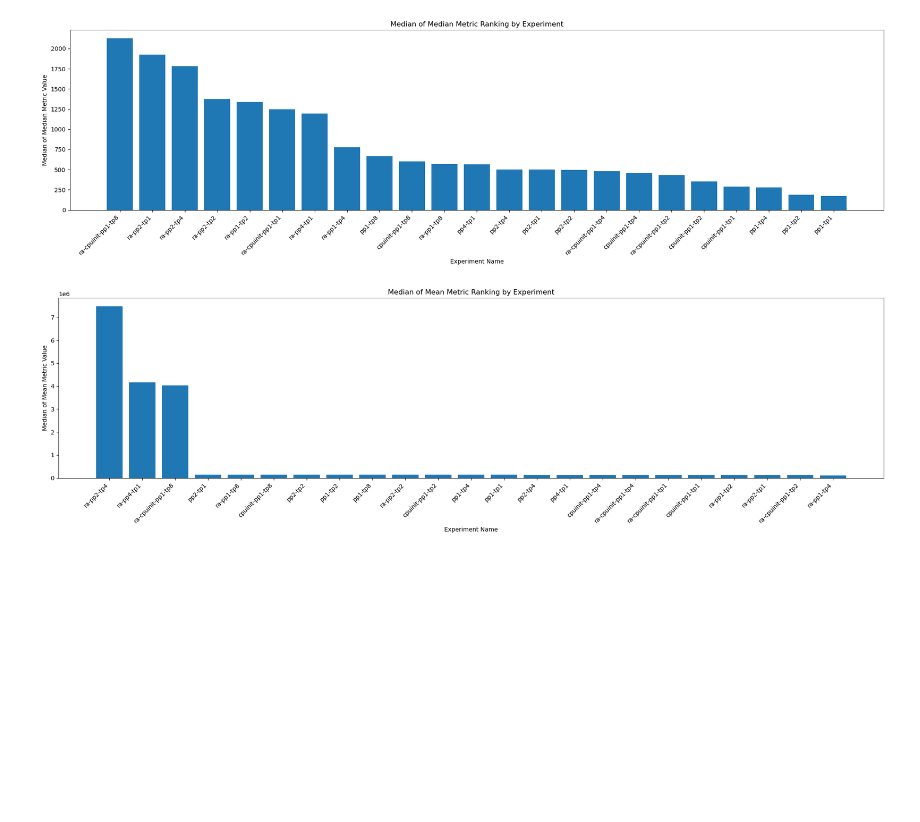
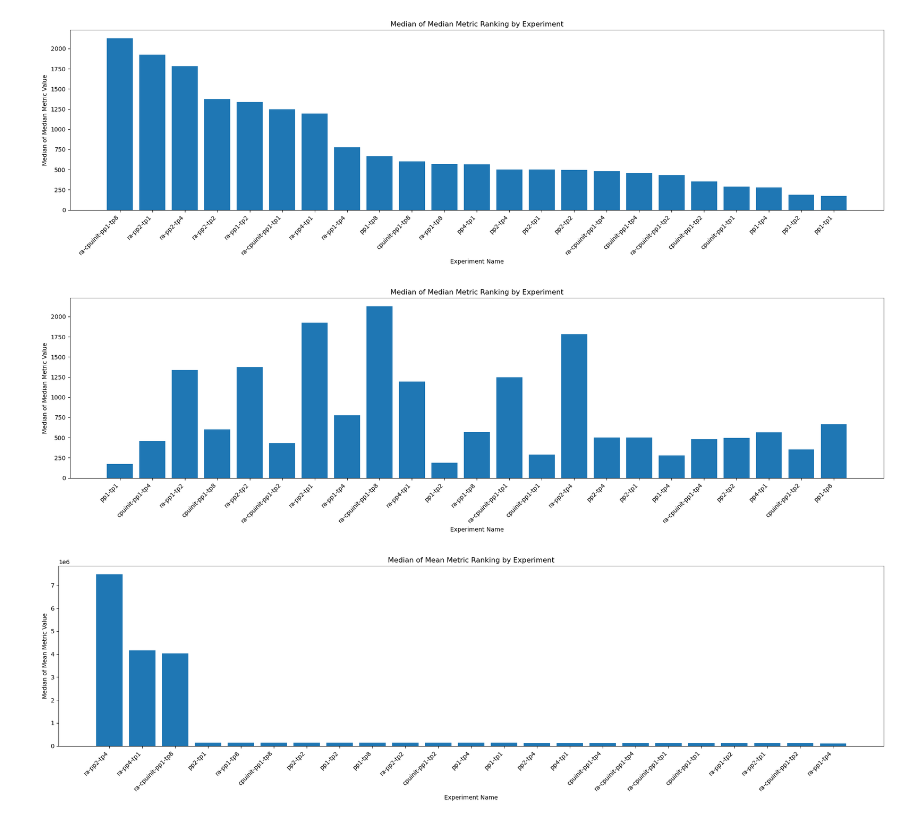
Before and after one commit to mfdj2002/Megatron-LM, a Jupyter notebook: scripts/data-processing/process_csv.ipynb, the cells around one changed output. Cells and saved outputs as stored; diff of their text form; code cells hidden in the pictures; blank space fills up the shorter version.

```diff
--- a/scripts/data-processing/process_csv.ipynb
+++ b/scripts/data-processing/process_csv.ipynb
@@ -74,7 +74,7 @@ def get_last_line(filename):
         last_line = f.readline().decode()  # Decode to convert from bytes to string
     return last_line
 # %%
-def traverse_and_process(root_directory):
+def traverse_and_process(root_directory, rename_dir = False, create_plots = False):
     pattern = r"torch\.distributed\.elastic\.multiprocessing\.api\.SignalException: Process .* got signal: 15"
     prefix = "failed_"
     failed_list = []
@@ -91,11 +91,14 @@ def traverse_and_process(root_directory):
             continue
         if failed:
             #rename the directore to failed_<dirname>
-            head, tail = os.path.split(root)
-            new_name = prefix + tail
-            new_dir_path = os.path.join(head, new_name)
-            os.rename(root, new_dir_path)
-            failed_list.append(new_dir_path)
+            if rename_dir:
+                head, tail = os.path.split(root)
+                new_name = prefix + tail
+                new_dir_path = os.path.join(head, new_name)
+                os.rename(root, new_dir_path)
+                failed_list.append(new_dir_path)
+            else:
+                failed_list.append(root)
             continue
         files = [file for file in files if file.endswith(".csv")]
         run_info = "-".join((os.path.basename(root)).split("-")[2:])
@@ -118,8 +121,9 @@ def traverse_and_process(root_directory):
                     gpu_data[['utilization.gpu [%]', 'utilization.memory [%]', 'memory.used [MiB]', 'memory.free [MiB]']].apply(pd.to_numeric)
                 succeeded["gpu"][run_info].append(gpu_data)
                 suffix = file.split('-')[2].split(".")[0]
-                for metric in ['utilization.gpu [%]', 'utilization.memory [%]', 'memory.used [MiB]']:
-                    plot_and_save(gpu_data, metric, root, suffix)
+                if create_plots:
+                    for metric in ['utilization.gpu [%]', 'utilization.memory [%]', 'memory.used [MiB]']:
+                        plot_and_save(gpu_data, metric, root, suffix)
 
             elif file.startswith("dool"):
                 full_path = os.path.join(root, file)
@@ -128,7 +132,8 @@ def traverse_and_process(root_directory):
                 ntwk_data.attrs['name'] = file.split(".")[0]
                 succeeded["ntwk"][run_info].append(ntwk_data)
                 suffix = file.split('-')[1].split(".")[0]
-                for metric in ['recv', 'send']:
-                    plot_and_save(ntwk_data, metric, root, suffix)
+                if create_plots:
+                    for metric in ['recv', 'send']:
+                        plot_and_save(ntwk_data, metric, root, suffix)
 
     return succeeded, failed_list
@@ -177,7 +202,7 @@ import pandas as pd
 import matplotlib.pyplot as plt
 from typing import Dict, List
 
-def get_global_rankings(dfs_dict: Dict[str, List[pd.DataFrame]], col: str, node_metric: str, run_metric: str, reverse=True):
+def get_global_rankings(dfs_dict: Dict[str, List[pd.DataFrame]], col: str, node_metric: str, run_metric: str, sort = True, reverse=True):
     # Process each run using the node_metric and then aggregate across runs with the run_metric
     run_aggregated_metrics = {}
     for run_name, dfs in dfs_dict.items():
@@ -192,7 +217,10 @@ def get_global_rankings(dfs_dict: Dict[str, List[pd.DataFrame]], col: str, node_
         run_aggregated_metrics[experiment_name] = aggregated_metric
 
     # Sort the processed metrics based on their aggregated values
-    sorted_metrics = sorted(run_aggregated_metrics.items(), key=lambda x: x[1], reverse=reverse)
+    if sort:
+        sorted_metrics = sorted(run_aggregated_metrics.items(), key=lambda x: x[1], reverse=reverse)
+    else:
+        sorted_metrics = run_aggregated_metrics.items()
 
     # Plotting
     plt.figure(figsize=(20, 6))
@@ -241,6 +269,10 @@ def get_global_rankings(dfs: List[pd.DataFrame], col: str, metric: str, reverse=
 get_global_rankings(succeeded["ntwk"], 'send', "median", "median")
 # %% [output]
 [figure]
+# %%
+get_global_rankings(succeeded["ntwk"], 'send', "median", "median", sort=False)
+# %% [output]
+[figure, added]
 # %%
 get_global_rankings(succeeded["ntwk"], 'recv', "mean", "median")
 # %% [output]
```
Also changed, not shown: parts of 4 cells of this notebook.
